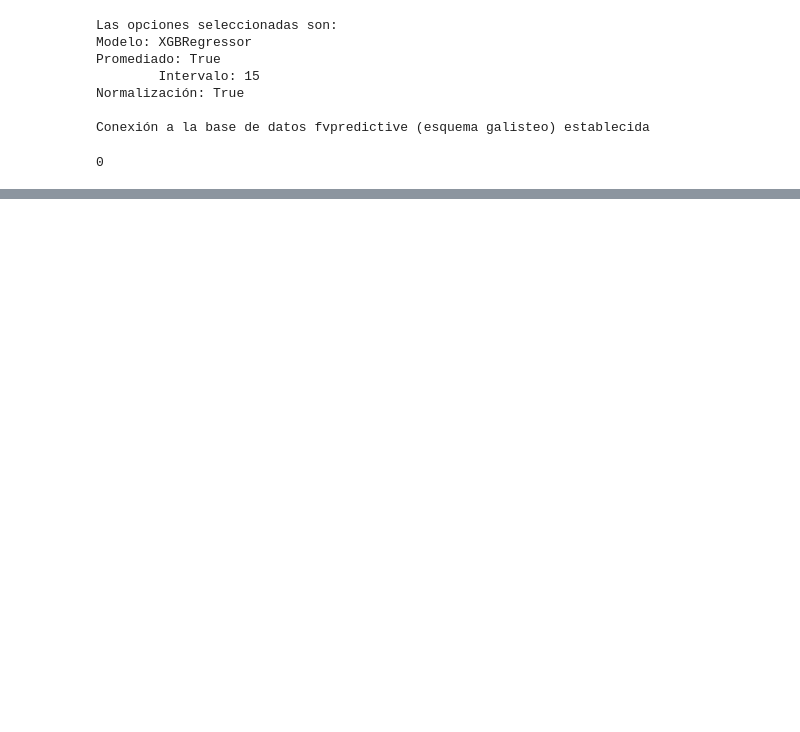
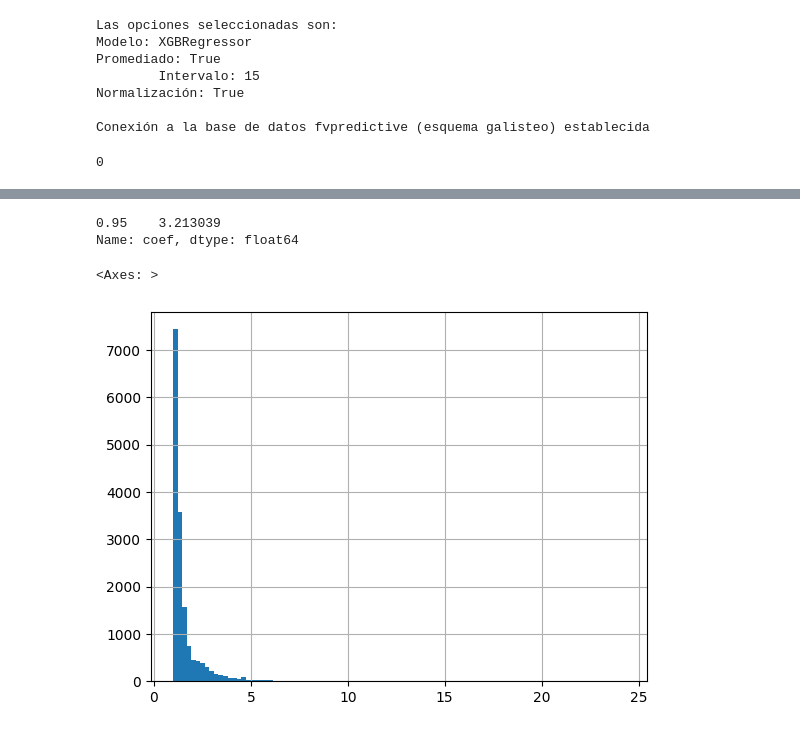
Before and after one commit to LuisRdAr/FVPredictive_TEST, a Jupyter notebook: Galisteo/Sources/prediccion_amp.ipynb, the cells around one changed output, grey strips where cells are left out. Cells and saved outputs as stored; diff of their text form; code cells hidden in the pictures; blank space fills up the shorter version.

```diff
--- a/Galisteo/Sources/prediccion_amp.ipynb
+++ b/Galisteo/Sources/prediccion_amp.ipynb
@@ -423,3 +408,13 @@ X.describe()
+# %%
+X["coef"].quantile([0.95])
+# %% [output]
+0.95    3.213039
+Name: coef, dtype: float64
+# %%
+X["coef"].hist(bins=100)
+# %% [output]
+<Axes: >
+[figure, added]
 # %%
 X = X.drop(columns = ["id",
                     "potencia_act",
```
Also changed, not shown: parts of 29 cells of this notebook, 2 other files.
